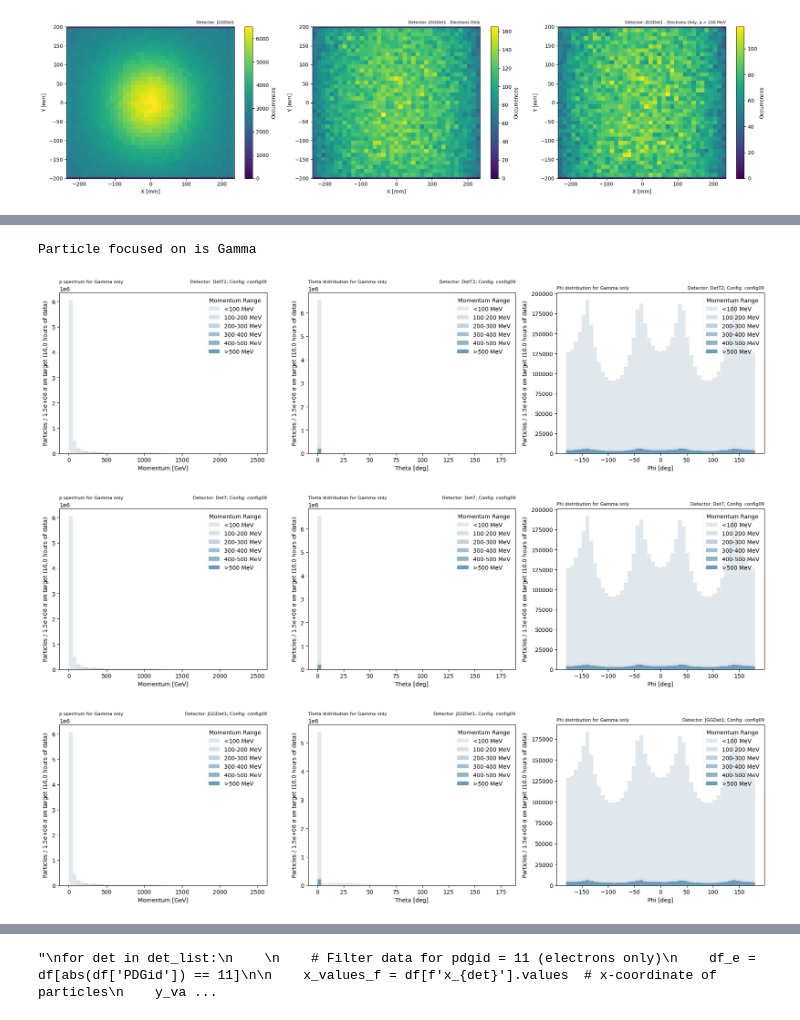
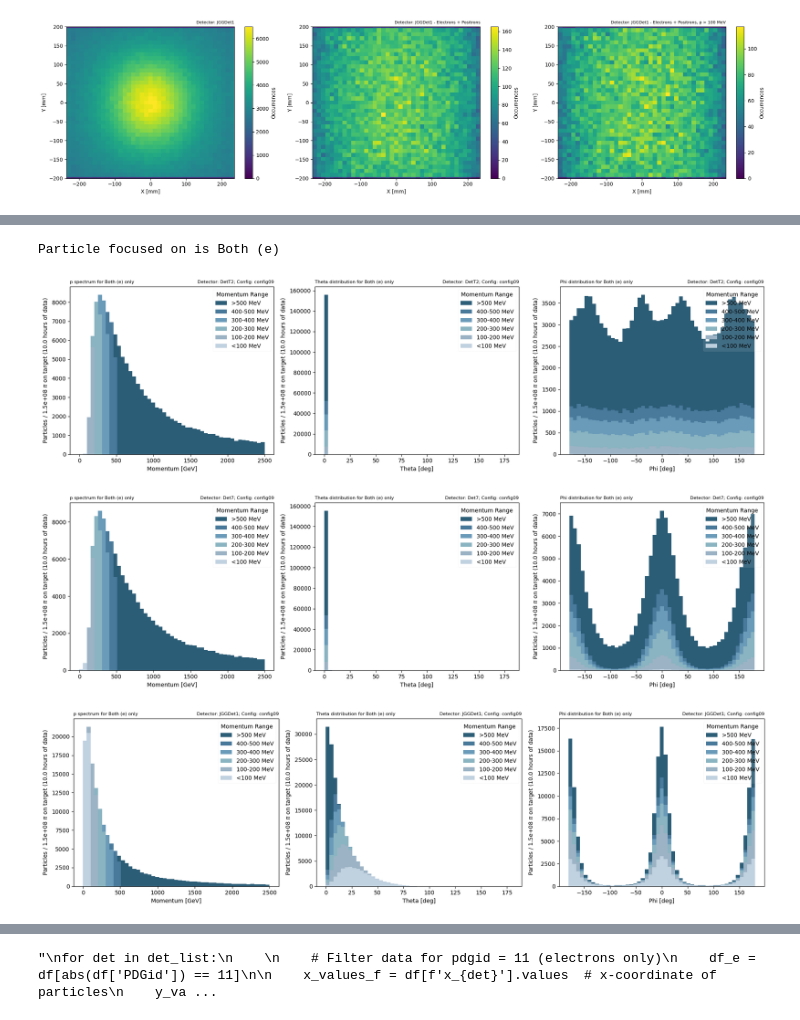
Before and after one commit to ArCS-FNAL/beamline, a Jupyter notebook: Analysis/BeamlineAna-G4BLSimple_Task1.ipynb, the cells around one changed output, grey strips where cells are left out. Cells and saved outputs as stored; diff of their text form; code cells hidden in the pictures.

Commit message:
update on plots

```diff
--- a/Analysis/BeamlineAna-G4BLSimple_Task1.ipynb
+++ b/Analysis/BeamlineAna-G4BLSimple_Task1.ipynb
@@ -352,10 +353,10 @@ for det in det_list:
     ax[0].set_xlim(x_min_combined, x_max_combined)
     ax[0].set_ylim(y_min_combined, y_max_combined)
 
-    # Electrons Only
+    # Electrons + Positrons
     x_data_e = df.query('abs(PDGid) == 11')[f'x_{det}'].values
     y_data_e = df.query('abs(PDGid) == 11')[f'y_{det}'].values
-    plot_2d_histogram(ax[1], x_data_e, y_data_e, f'Detector: {det} - Electrons Only',
+    plot_2d_histogram(ax[1], x_data_e, y_data_e, f'Detector: {det} - Electrons + Positrons',
                       vmin=0, vmax=None)
     ax[1].set_xlim(x_min_combined, x_max_combined)
     ax[1].set_ylim(y_min_combined, y_max_combined)
@@ -363,13 +364,13 @@ for det in det_list:
     # Electrons Only, p > 100 MeV
     x_data_p = df.query('abs(PDGid) == 11 and Pz_JGGDet1 > 100')[f'x_{det}'].values
     y_data_p = df.query('abs(PDGid) == 11 and Pz_JGGDet1 > 100')[f'y_{det}'].values
-    plot_2d_histogram(ax[2], x_data_p, y_data_p, f'Detector: {det} - Electrons Only, p > 100 MeV',
+    plot_2d_histogram(ax[2], x_data_p, y_data_p, f'Detector: {det} - Electrons + Positrons, p > 100 MeV',
                       vmin=0, vmax=None)
     ax[2].set_xlim(x_min_combined, x_max_combined)
     ax[2].set_ylim(y_min_combined, y_max_combined)
 
     plt.tight_layout()
-    plt.savefig(_save_dir + f'spectra_g4blsimpleT_df_pos_{config}_det{det}.jpg')
+    plt.savefig(_save_dir + f'posspectra_g4blsimpleT_df_{config}_det{det}.jpg')
     plt.show()
 # %% [output]
 [figure]
@@ -415,17 +416,18 @@ for det in det_list:
 # %%
-particle_focus = 'Gamma'
+particle_focus = 'Both (e)'
 
 # Define the mapping from particle focus to IDs
 particle_id_mapping = {
     'Electrons': [11],
     'Positrons': [-11],
     'Gamma': [22],
-    'Both': [11, -11],        # Both Electrons and Positrons
+    'Both (e)': [11, -11],        # Both Electrons and Positrons
 }
 # %%
 print(f"Particle focused on is {particle_focus}")
 
-colors_=colors
+colors_ = colors[:6]
+colors_=colors_[::-1]
 #print(len(colors_))
 
 for det in det_list:
@@ -476,50 +478,65 @@ for det in det_list:
     flattened_phi_values = np.concatenate([v for v in phi_values if v.size > 0], axis=None)
     flattened_phi_values = np.array(flattened_phi_values, dtype=float)
 
+    #Empty array to contain all values (arrays) of each momentum range
+    filtered_=[]
+    filtered_theta=[]
+    filtered_phi=[]
+
+    labels=[]
+
     # Create stacked histograms for momentum ranges in the first subplot
     for i, ((low, high), label) in enumerate(zip(momentum_ranges, momentum_labels)):
-        # Filter p values based on the current momentum range
+        # Filter values based on the current momentum range
         mask = (flattened_values >= low) & (flattened_values < high)
+
         filtered_values = flattened_values[mask]
+        filtered_theta_values = flattened_theta_values[mask]
+        filtered_phi_values = flattened_phi_values[mask]
 
-        # Plot histograms for each momentum range
-        ax[0].hist(filtered_values, bins=x_bins['p'], label=label, color=colors_[i], histtype='stepfilled', stacked=True)
+        filtered_.append(filtered_values)
+        filtered_theta.append(filtered_theta_values)
+        filtered_phi.append(filtered_phi_values)
 
-        # Filter theta values for the same momentum range
-        filtered_theta_values = flattened_theta_values[mask]
-        ax[1].hist(filtered_theta_values, bins=x_bins['theta'], label=label, color=colors_[i], histtype='stepfilled', stacked=True)
+        labels.append(label)
 
-        # Filter phi values for the same momentum range
-        filtered_phi_values = flattened_phi_values[mask]
-        ax[2].hist(filtered_phi_values, bins=x_bins['phi'], label=label, color=colors_[i], histtype='stepfilled', stacked=True)
+
+    # Plot histograms for each momentum range
+    ax[0].hist(filtered_, bins=x_bins['p'], label=labels, color=colors_, histtype='stepfilled', stacked=True)
+
+    # Filter theta values for the same momentum range
+    ax[1].hist(filtered_theta, bins=x_bins['theta'], label=labels, color=colors_, histtype='stepfilled', stacked=True)
+
+    # Filter phi values for the same momentum range
+    ax[2].hist(filtered_phi, bins=x_bins['phi'], label=labels, color=colors_, histtype='stepfilled', stacked=True)
 
 
     ax[0].set_xlabel(x_axis['p'])
     ax[0].set_ylabel(f'Particles / {n_pions:.1e} ' + r'$\pi$' + f' on target ({n_hours} hours of data)')
     ax[0].set_title(f'Detector: {det}; Config: {config}', loc='right', fontsize=8)
     ax[0].set_title(f'p spectrum for {particle_focus} only', loc='left', fontsize=8)
     ax[0].legend(title='Momentum Range', loc='upper right', framealpha=0.1)
 
     ax[1].set_xlabel(x_axis['theta'])
     ax[1].set_ylabel(f'Particles / {n_pions:.1e} ' + r'$\pi$' + f' on target ({n_hours} hours of data)')
     ax[1].set_title(f'Detector: {det}; Config: {config}', loc='right', fontsize=8)
     ax[1].set_title(f'Theta distribution for {particle_focus} only', loc='left', fontsize=8)
     ax[1].legend(title='Momentum Range', loc='upper right', framealpha=0.1)
 
     ax[2].set_xlabel(x_axis['phi'])
     ax[2].set_ylabel(f'Particles / {n_pions:.1e} ' + r'$\pi$' + f' on target ({n_hours} hours of data)')
     ax[2].set_title(f'Detector: {det}; Config: {config}', loc='right', fontsize=8)
     ax[2].set_title(f'Phi distribution for {particle_focus} only', loc='left', fontsize=8)
     ax[2].legend(title='Momentum Range', loc='upper right', framealpha=0.1)
 
     plt.tight_layout()
     plt.savefig(_save_dir + f'{particle_focus}_spectra_g4blsimpleT_df_{config}_det{det}.jpg')
     plt.show()
 # %% [output]
-Particle focused on is Gamma
+Particle focused on is Both (e)
-[figure, old version]
+[figure, new version]
-[figure, old version]
+[figure, new version]
-[figure, old version]
+[figure, new version]
 # %%
 #circular symmetry analysis
 
```
Also changed, not shown: parts of 4 cells of this notebook, 23 other files.
